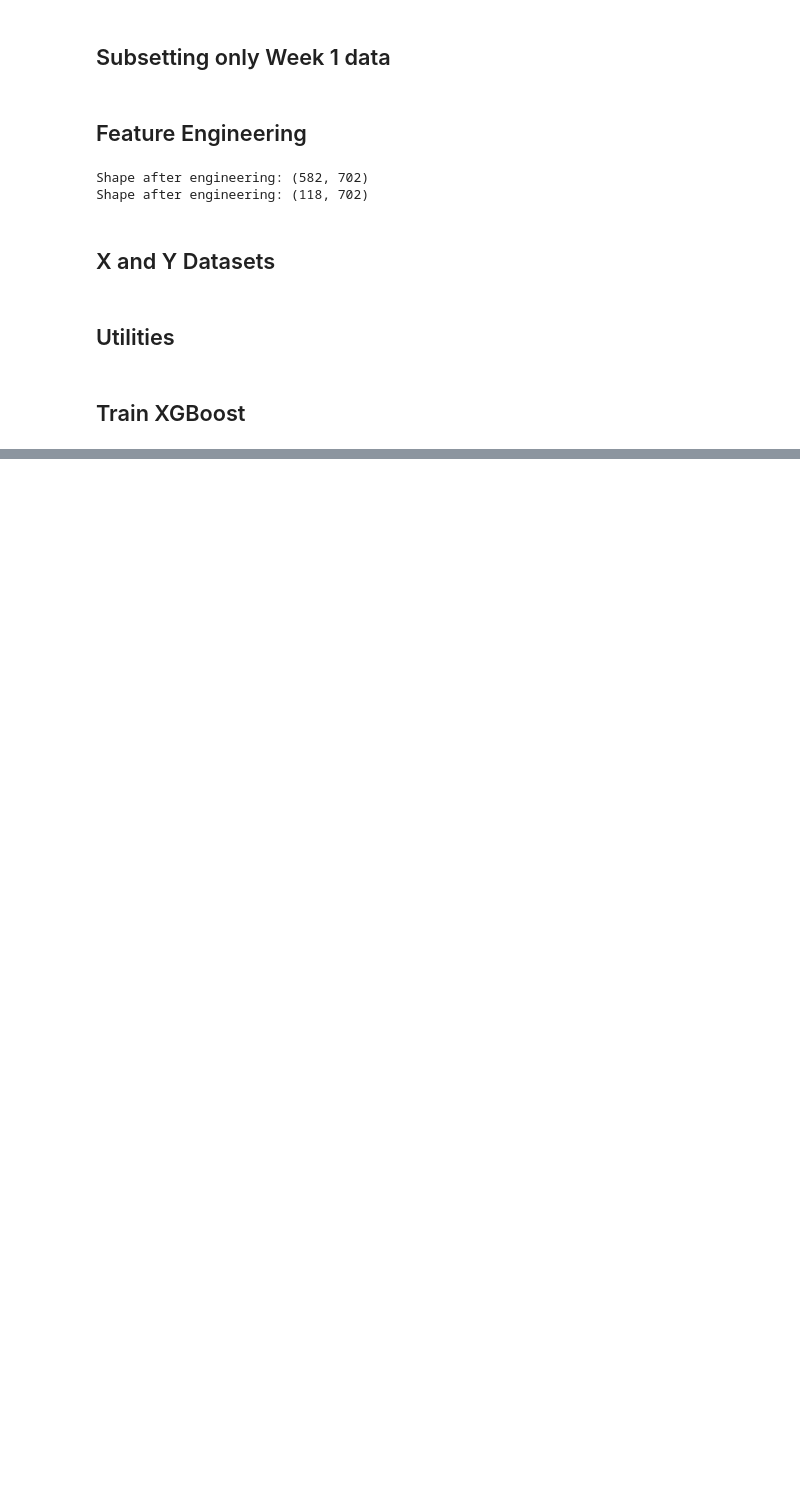
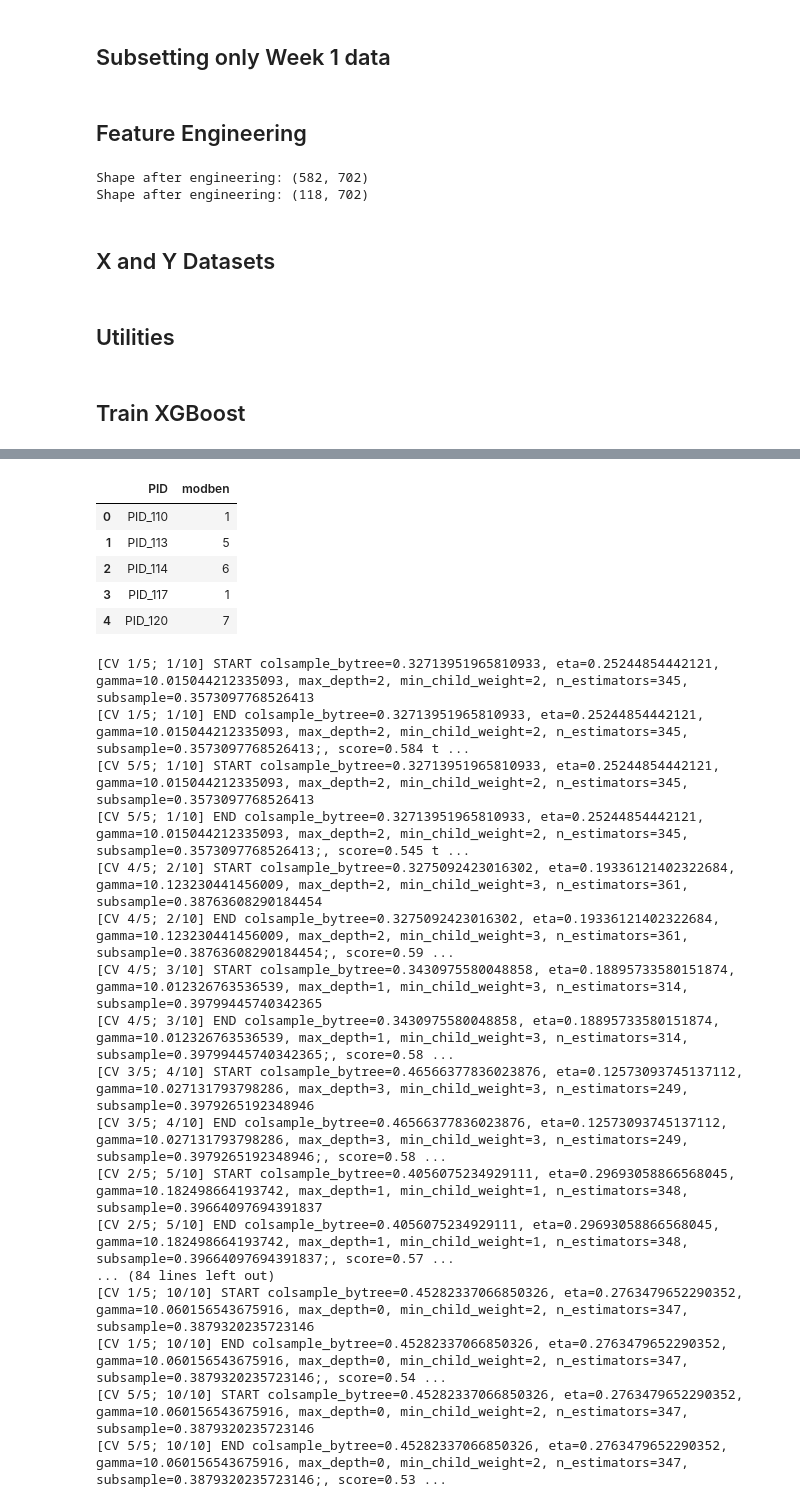
Before and after one commit to carrliitos/kaggle-ASIA_Functional_Track, a Jupyter notebook: notebooks/02_xgb.ipynb, the cells around one changed output, grey strips where cells are left out. Drawn from its saved outputs; the diff is of its cells as text; code cells hidden in the pictures; blank space fills up the shorter version.

```diff
--- a/notebooks/02_xgb.ipynb
+++ b/notebooks/02_xgb.ipynb
@@ -427,0 +478,31 @@ export_model(model=xgboost_model,
+# %%
+submission_df = result_df[["PID", "predicted_label"]].copy()
+submission_df["predicted_label"] = submission_df["predicted_label"] + 1
+# %%
+submission_df = submission_df.rename(columns={"predicted_label":"modben"})
+# %%
+submission_df.head()
+# %% [output]
+|  | PID | modben |
+| 0 | PID_110 | 1 |
+| 1 | PID_113 | 5 |
+| 2 | PID_114 | 6 |
+| 3 | PID_117 | 1 |
+| 4 | PID_120 | 7 |
+[CV 1/5; 1/10] START colsample_bytree=0.32713951965810933, eta=0.25244854442121, gamma=10.015044212335093, max_depth=2, min_child_weight=2, n_estimators=345, subsample=0.3573097768526413
+[CV 1/5; 1/10] END colsample_bytree=0.32713951965810933, eta=0.25244854442121, gamma=10.015044212335093, max_depth=2, min_child_weight=2, n_estimators=345, subsample=0.3573097768526413;, score=0.584 t ...
+[CV 5/5; 1/10] START colsample_bytree=0.32713951965810933, eta=0.25244854442121, gamma=10.015044212335093, max_depth=2, min_child_weight=2, n_estimators=345, subsample=0.3573097768526413
+[CV 5/5; 1/10] END colsample_bytree=0.32713951965810933, eta=0.25244854442121, gamma=10.015044212335093, max_depth=2, min_child_weight=2, n_estimators=345, subsample=0.3573097768526413;, score=0.545 t ...
+[CV 4/5; 2/10] START colsample_bytree=0.3275092423016302, eta=0.19336121402322684, gamma=10.123230441456009, max_depth=2, min_child_weight=3, n_estimators=361, subsample=0.38763608290184454
+[CV 4/5; 2/10] END colsample_bytree=0.3275092423016302, eta=0.19336121402322684, gamma=10.123230441456009, max_depth=2, min_child_weight=3, n_estimators=361, subsample=0.38763608290184454;, score=0.59 ...
+[CV 4/5; 3/10] START colsample_bytree=0.3430975580048858, eta=0.18895733580151874, gamma=10.012326763536539, max_depth=1, min_child_weight=3, n_estimators=314, subsample=0.39799445740342365
+[CV 4/5; 3/10] END colsample_bytree=0.3430975580048858, eta=0.18895733580151874, gamma=10.012326763536539, max_depth=1, min_child_weight=3, n_estimators=314, subsample=0.39799445740342365;, score=0.58 ...
+[CV 3/5; 4/10] START colsample_bytree=0.46566377836023876, eta=0.12573093745137112, gamma=10.027131793798286, max_depth=3, min_child_weight=3, n_estimators=249, subsample=0.3979265192348946
+[CV 3/5; 4/10] END colsample_bytree=0.46566377836023876, eta=0.12573093745137112, gamma=10.027131793798286, max_depth=3, min_child_weight=3, n_estimators=249, subsample=0.3979265192348946;, score=0.58 ...
+[CV 2/5; 5/10] START colsample_bytree=0.4056075234929111, eta=0.29693058866568045, gamma=10.182498664193742, max_depth=1, min_child_weight=1, n_estimators=348, subsample=0.39664097694391837
+[CV 2/5; 5/10] END colsample_bytree=0.4056075234929111, eta=0.29693058866568045, gamma=10.182498664193742, max_depth=1, min_child_weight=1, n_estimators=348, subsample=0.39664097694391837;, score=0.57 ...
+... (84 lines left out)
+[CV 1/5; 10/10] START colsample_bytree=0.45282337066850326, eta=0.2763479652290352, gamma=10.060156543675916, max_depth=0, min_child_weight=2, n_estimators=347, subsample=0.3879320235723146
+[CV 1/5; 10/10] END colsample_bytree=0.45282337066850326, eta=0.2763479652290352, gamma=10.060156543675916, max_depth=0, min_child_weight=2, n_estimators=347, subsample=0.3879320235723146;, score=0.54 ...
+[CV 5/5; 10/10] START colsample_bytree=0.45282337066850326, eta=0.2763479652290352, gamma=10.060156543675916, max_depth=0, min_child_weight=2, n_estimators=347, subsample=0.3879320235723146
+[CV 5/5; 10/10] END colsample_bytree=0.45282337066850326, eta=0.2763479652290352, gamma=10.060156543675916, max_depth=0, min_child_weight=2, n_estimators=347, subsample=0.3879320235723146;, score=0.53 ...
```
Also changed, not shown: parts of 10 cells of this notebook.
